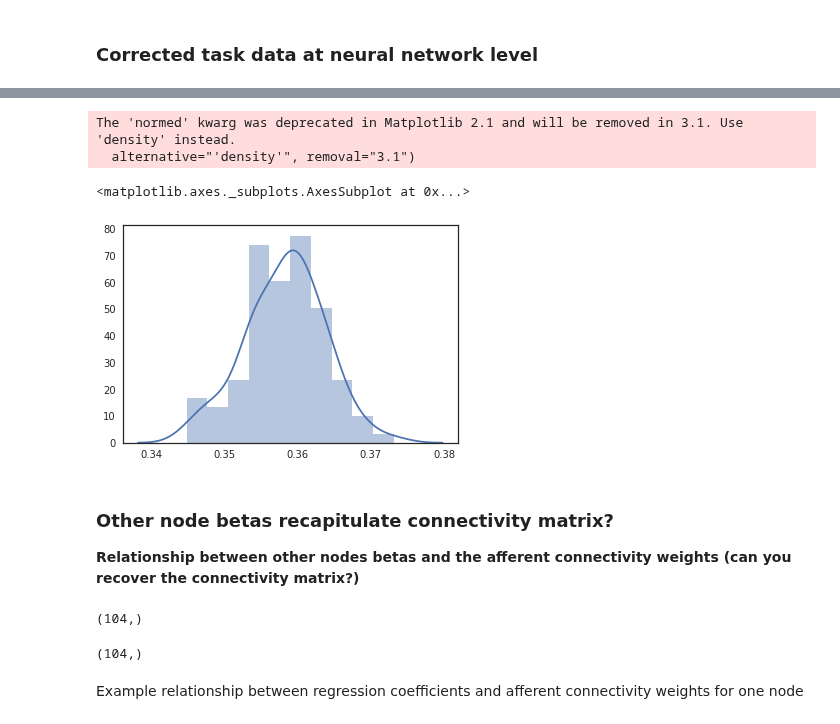
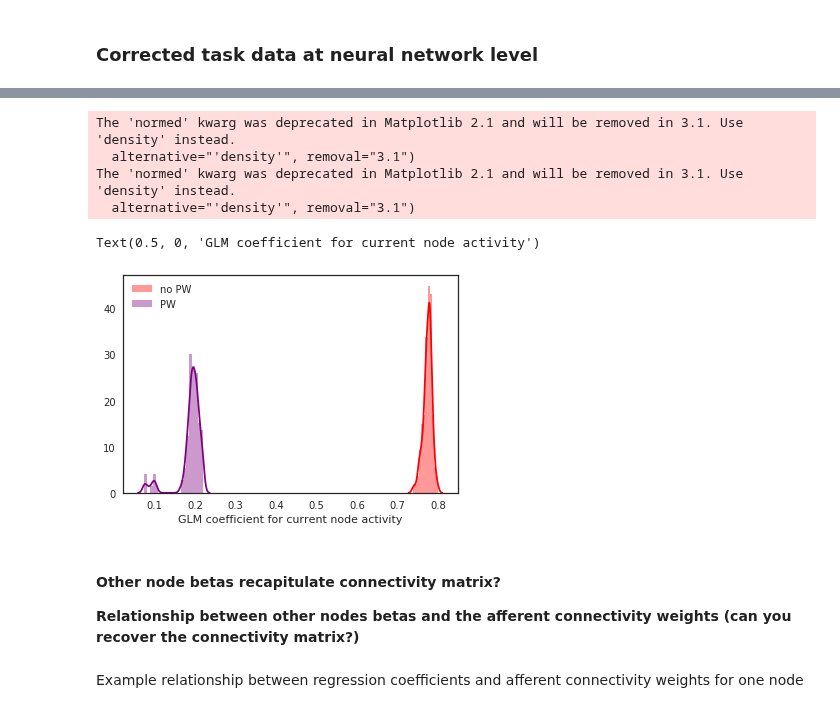
Before and after one commit to zenkavi/DevStudy_FmriNbs, a Jupyter notebook: notebooks/informationtransfermapping/TheoreticalResults/zenkavi_simulation_sandbox.ipynb, the cells around one changed output, grey strips where cells are left out. Saved outputs shown, nothing was run; the diff lists cells and outputs as text; code cells hidden in the pictures.

```diff
--- a/notebooks/informationtransfermapping/TheoreticalResults/zenkavi_simulation_sandbox.ipynb
+++ b/notebooks/informationtransfermapping/TheoreticalResults/zenkavi_simulation_sandbox.ipynb
@@ -449,24 +555,23 @@ plt.legend(loc="best")
-# %%
-sns.distplot(cur_node_betas_cr)
-# %% [output]
-The 'normed' kwarg was deprecated in Matplotlib 2.1 and will be removed in 3.1. Use 'density' instead.
-  alternative="'density'", removal="3.1")
-<matplotlib.axes._subplots.AxesSubplot at 0x...>
-[figure, removed]
+# %%
+df = pd.DataFrame(data={'no_PW':cur_node_betas_cr,
+                       'PW':cur_node_betas_cr_pw,
+                       'AR':cur_node_betas1_cr})
+
+sns.distplot( df["no_PW"] , color="red", label="no PW")
+sns.distplot( df["PW"] , color="purple", label="PW")
+sns.plt.legend()
+plt.xlabel("GLM coefficient for current node activity")
+# %% [output]
+The 'normed' kwarg was deprecated in Matplotlib 2.1 and will be removed in 3.1. Use 'density' instead.
+  alternative="'density'", removal="3.1")
+The 'normed' kwarg was deprecated in Matplotlib 2.1 and will be removed in 3.1. Use 'density' instead.
+  alternative="'density'", removal="3.1")
+Text(0.5, 0, 'GLM coefficient for current node activity')
+[figure, added]
 # %% [markdown]
-### Other node betas recapitulate connectivity matrix?
+#### Other node betas recapitulate connectivity matrix?
 
 **Relationship between other nodes betas and the afferent connectivity weights (can you recover the connectivity matrix?)**
-# %%
-#Other nodes' betas for region 0
-other_nodes_betas_cr[0].shape
-# %% [output]
-(104,)
-# %%
-#Afferent connectivity for region 0 without self-connection
-np.delete(G[0,:], 0).shape
-# %% [output]
-(104,)
 # %% [markdown]
 Example relationship between regression coefficients and afferent connectivity weights for one node
 # %%
```
Also changed, not shown: parts of 54 cells of this notebook.
